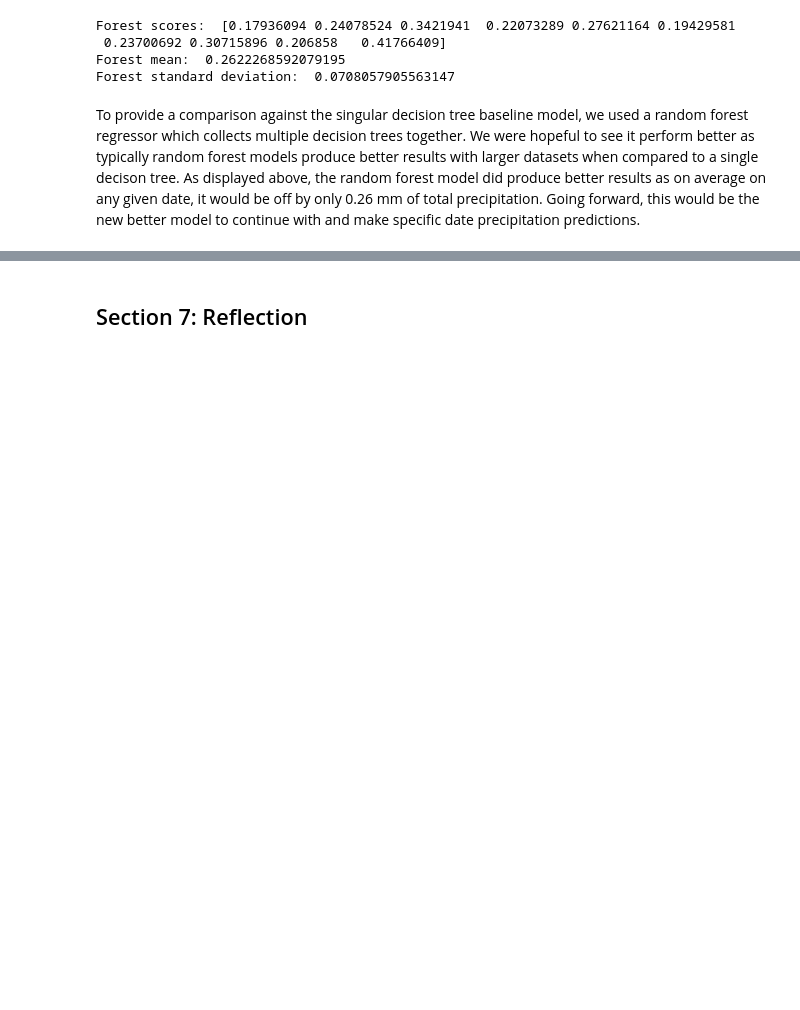
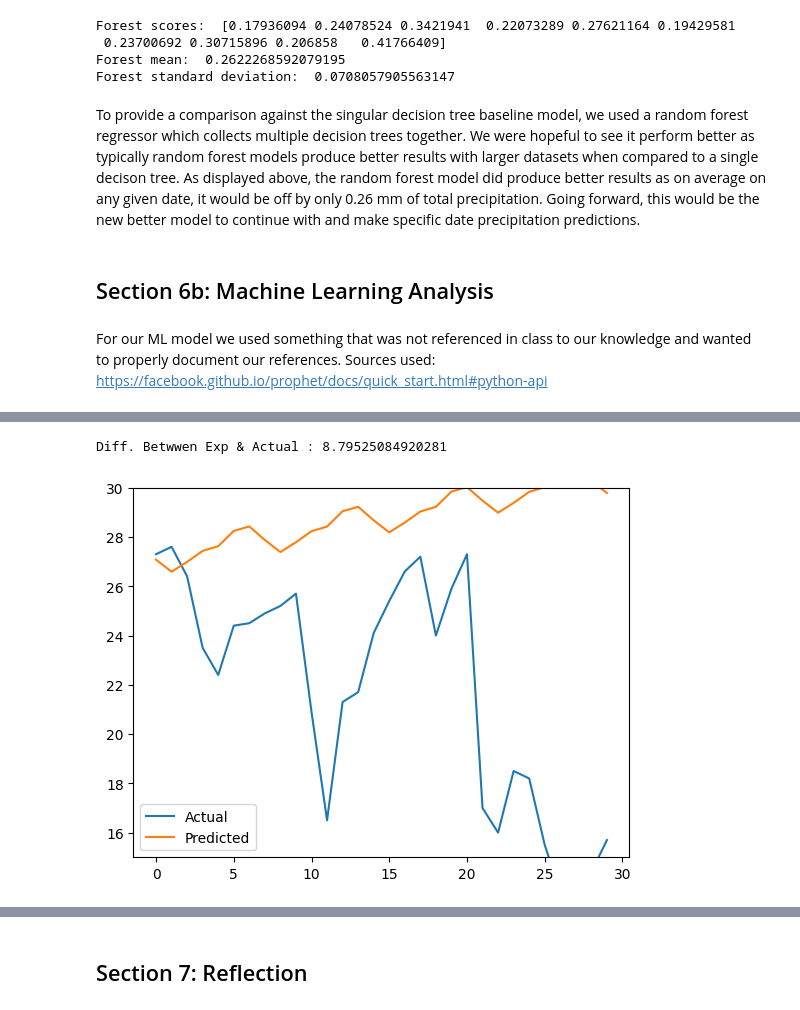
Before and after one commit to CS418/group-project-the-fast-the-curious, a Jupyter notebook: Project.ipynb, the cells around one changed output, grey strips where cells are left out. Saved outputs shown, nothing was run; the diff lists cells and outputs as text; code cells hidden in the pictures; blank space fills up the shorter version.

Commit message:
added in another ML analysis (with visualization)

```diff
--- a/Project.ipynb
+++ b/Project.ipynb
@@ -284,3 +272,5 @@ Forest mean:  0.2622268592079195
 Forest standard deviation:  0.0708057905563147
 # %% [markdown]
 To provide a comparison against the singular decision tree baseline model, we used a random forest regressor which collects multiple decision trees together. We were hopeful to see it perform better as typically random forest models produce better results with larger datasets when compared to a single decison tree. As displayed above, the random forest model did produce better results as on average on any given date, it would be off by only 0.26 mm of total precipitation. Going forward, this would be the new better model to continue with and make specific date precipitation predictions.
+# %% [markdown]
+## Section 6b: Machine Learning Analysis <br>
@@ -286,0 +304,23 @@ To provide a comparison against the singular decision tree baseline model, we us
+# %% [markdown]
+For our ML model we used something that was not referenced in class to our knowledge and wanted to properly document our references.
+Sources used: https://facebook.github.io/prophet/docs/quick_start.html#python-api
+# %%
+# Establishing our ML model
+model = Prophet()
+model.fit(train)
+future = pd.DataFrame(test.index.values)
+future.columns = ['ds']
+forecast = model.predict(future)
+
+y_true = test['tavg'].values
+y_pred = forecast['yhat'].values
+diff = math.sqrt(mean_squared_error(y_true, y_pred))
+print('Diff. Betwwen Exp & Actual :', diff)
+
+# plot expected vs actual
+plt.plot(y_true, label='Actual')
+plt.plot(y_pred, label='Predicted')
+plt.ylim(ymax=30, ymin=15)
+plt.legend()
+plt.show()
+# %% [output]
@@ -286,0 +329,2 @@ To provide a comparison against the singular decision tree baseline model, we us
+Diff. Betwwen Exp & Actual : 8.79525084920281
+[figure, added]
```
Also changed, not shown: parts of 4 cells of this notebook.
